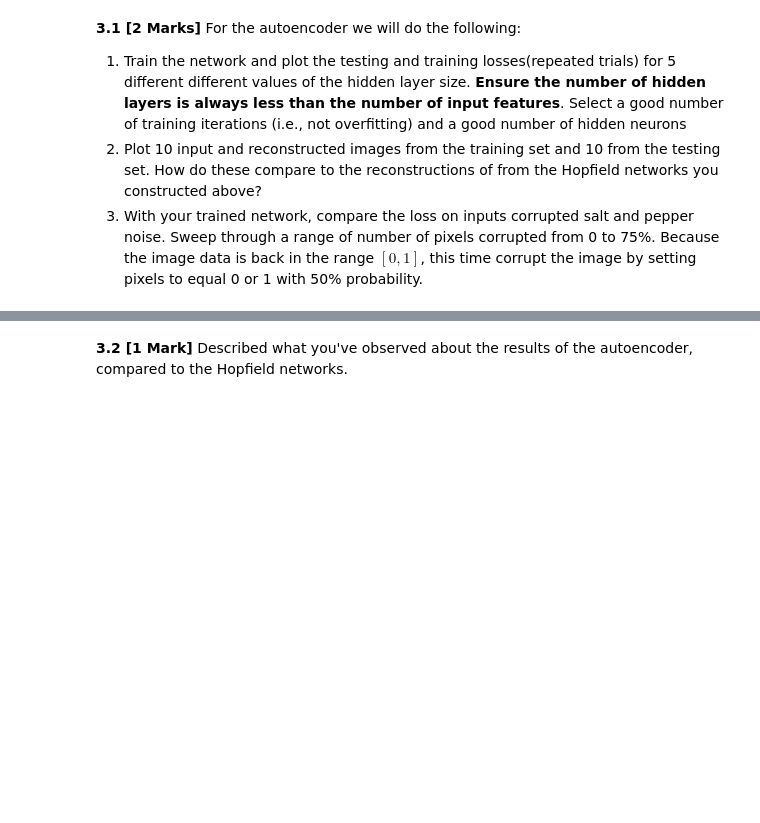
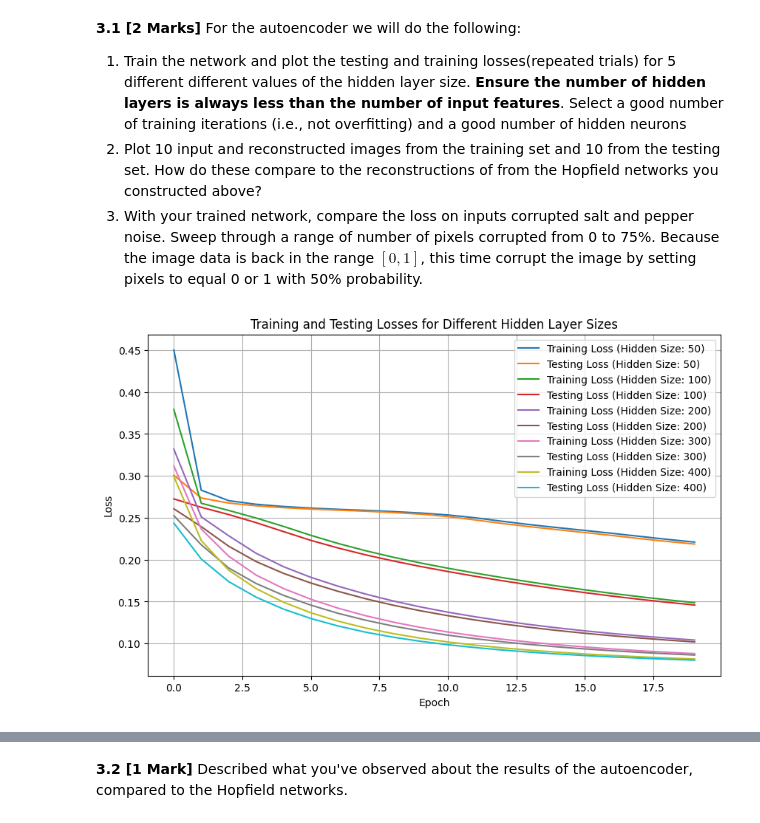
Before and after one commit to mr-nudo/neuronModels1, a Jupyter notebook: syde552_file_(3).ipynb, the cells around one changed output, grey strips where cells are left out. Cells and saved outputs as stored; diff of their text form; code cells hidden in the pictures; blank space fills up the shorter version.

```diff
--- a/syde552_file_(3).ipynb
+++ b/syde552_file_(3).ipynb
@@ -579,11 +587,80 @@ def continue_training():
 1. Train the network and plot the testing and training losses(repeated trials) for 5 different different values of the hidden layer size.  **Ensure the number of hidden layers is always less than the number of input features**.  Select a good number of training iterations (i.e., not overfitting) and a good number of hidden neurons
 2. Plot 10 input and reconstructed images from the training set and 10 from the testing set.  How do these compare to the reconstructions of from the Hopfield networks you constructed above?
 3. With your trained network, compare the loss on inputs corrupted salt and pepper noise.  Sweep through a range of number of pixels corrupted from 0 to 75\%.  Because the image data is back in the range $[0,1]$, this time corrupt the image by setting pixels to equal 0 or 1 with 50\% probability.
-# %%
-network = ## Create the autoencoder here
-
-training_loss = []
-testing_loss = []
-
-# We're all hip, fashionable people here, let's use the Adam optimizer.
-optimizer = torch.optim.Adam(model.parameters(), lr = 1e-1)
+# %%
+# network = ## Create the autoencoder here
+
+# training_loss = []
+# testing_loss = []
+
+# # We're all hip, fashionable people here, let's use the Adam optimizer.
+# optimizer = torch.optim.Adam(model.parameters(), lr = 1e-1)
+
+# ------------------------------------
+# Define a function to train the autoencoder and record losses
+def train_autoencoder(num_hidden):
+    # Create the autoencoder
+    network = Autoencoder(num_inputs=28*28, num_hidden=num_hidden)
+
+    # Define lists to store training and testing losses
+    training_loss = []
+    testing_loss = []
+
+    # We're all hip, fashionable people here, let's use the Adam optimizer.
+    optimizer = torch.optim.Adam(network.parameters(), lr=1e-3)  # Learning rate adjusted
+
+    # Define the loss function (binary cross-entropy loss)
+    criterion = nn.BCELoss()
+
+    # Train the autoencoder
+    for epoch in range(20):  # Adjust the number of epochs as needed
+        network.train()  # Set the network to training mode
+        train_loss = 0.0
+        test_loss = 0.0
+
+        # Train the network
+        for data, _ in train_loader:
+            optimizer.zero_grad()
+            recon = network(data)
+            loss = criterion(recon, data)
+            loss.backward()
+            optimizer.step()
+            train_loss += loss.item()
+
+        # Test the network
+        network.eval()  # Set the network to evaluation mode
+        with torch.no_grad():
+            for data, _ in test_loader:
+                recon = network(data)
+                loss = criterion(recon, data)
+                test_loss += loss.item()
+
+        # Record training and testing losses
+        training_loss.append(train_loss / len(train_loader))
+        testing_loss.append(test_loss / len(test_loader))
+
+    return training_loss, testing_loss
+
+# Define different values of hidden layer size
+hidden_sizes = [50, 100, 200, 300, 400]  # Adjust as needed
+
+# Train the autoencoder and record losses for each hidden size
+losses = {}
+for hidden_size in hidden_sizes:
+    training_loss, testing_loss = train_autoencoder(hidden_size)
+    losses[hidden_size] = (training_loss, testing_loss)
+
+# Plot the training and testing losses for each hidden size
+plt.figure(figsize=(10, 6))
+for hidden_size, loss in losses.items():
+    plt.plot(loss[0], label=f'Training Loss (Hidden Size: {hidden_size})')
+    plt.plot(loss[1], label=f'Testing Loss (Hidden Size: {hidden_size})')
+
+plt.xlabel('Epoch')
+plt.ylabel('Loss')
+plt.title('Training and Testing Losses for Different Hidden Layer Sizes')
+plt.legend()
+plt.grid(True)
+plt.show()
+# %% [output]
+[figure, added]
```
Also changed, not shown: parts of 15 cells of this notebook.
